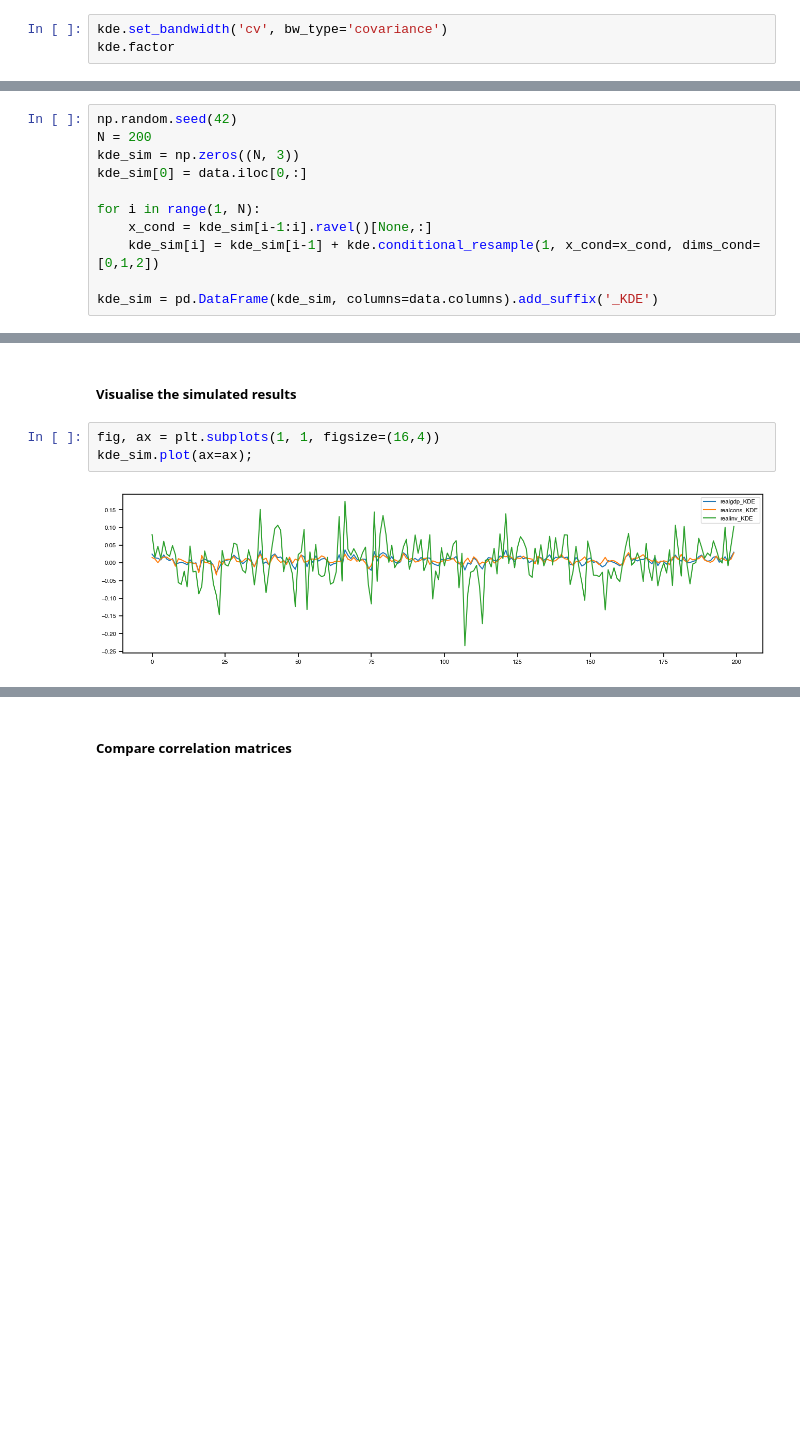
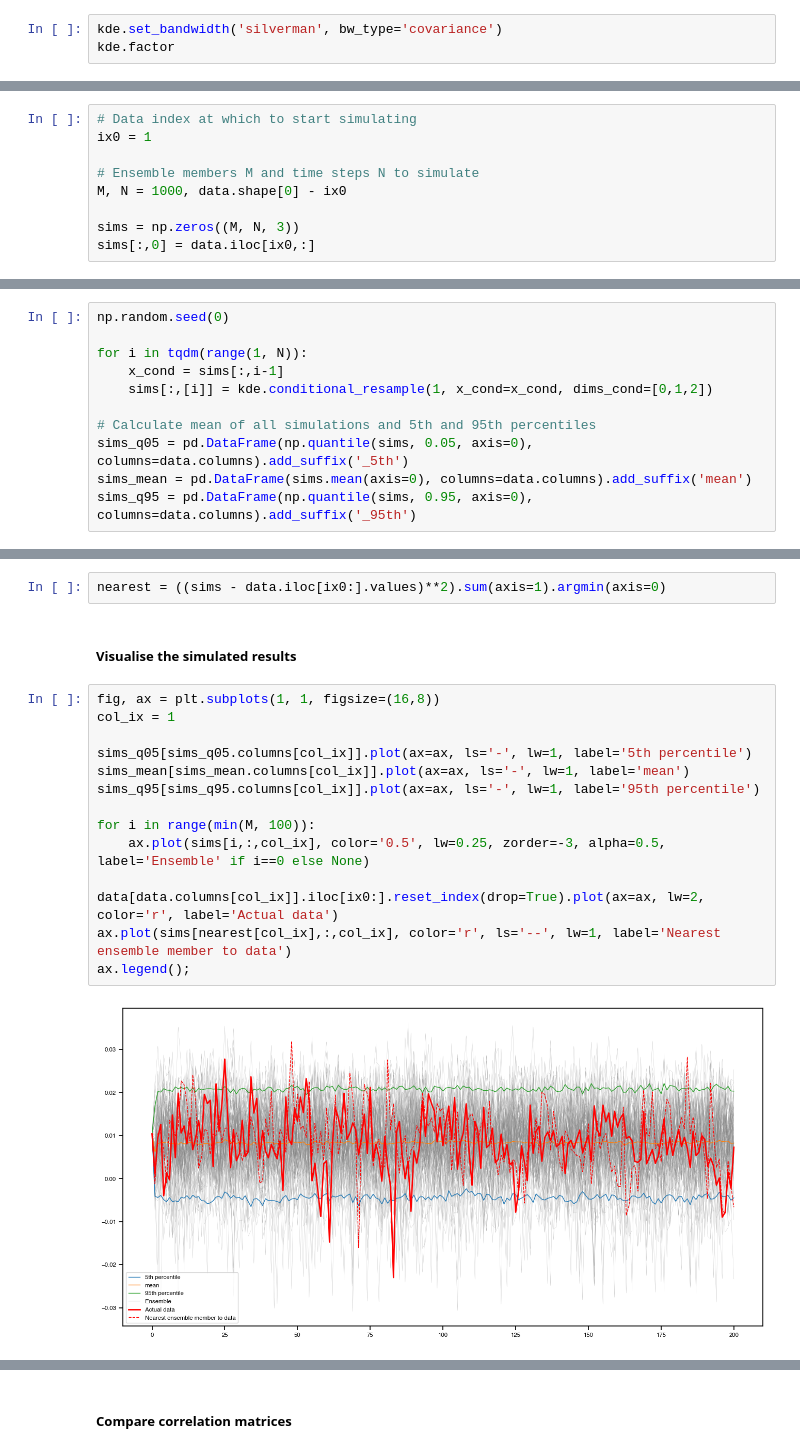
Before and after one commit to MutaharChalmers/kdetools, a Jupyter notebook: docs/KDEs for time series.ipynb, the cells around one changed output, grey strips where cells are left out. Saved outputs shown, nothing was run; the diff lists cells and outputs as text; blank space fills up the shorter version.

Commit message:
Updated time series example

```diff
--- a/docs/KDEs for time series.ipynb
+++ b/docs/KDEs for time series.ipynb
@@ -53,6 +55,6 @@ kde.factor
 # %% [output]
 0.5884104732889696
 # %%
-kde.set_bandwidth('cv', bw_type='covariance')
+kde.set_bandwidth('silverman', bw_type='covariance')
 kde.factor
 # %% [output]
@@ -61,0 +64,9 @@ Define an array to store the results,  populate with the initial value of the tr
+# %%
+# Data index at which to start simulating
+ix0 = 1
+
+# Ensemble members M and time steps N to simulate
+M, N = 1000, data.shape[0] - ix0
+
+sims = np.zeros((M, N, 3))
+sims[:,0] = data.iloc[ix0,:]
@@ -62,11 +75,11 @@ Define an array to store the results,  populate with the initial value of the tr
 # %%
-np.random.seed(42)
-N = 200
-kde_sim = np.zeros((N, 3))
-kde_sim[0] = data.iloc[0,:]
+np.random.seed(0)
 
-for i in range(1, N):
-    x_cond = kde_sim[i-1:i].ravel()[None,:]
-    kde_sim[i] = kde_sim[i-1] + kde.conditional_resample(1, x_cond=x_cond, dims_cond=[0,1,2])
+for i in tqdm(range(1, N)):
+    x_cond = sims[:,i-1]
+    sims[:,[i]] = kde.conditional_resample(1, x_cond=x_cond, dims_cond=[0,1,2])
 
-kde_sim = pd.DataFrame(kde_sim, columns=data.columns).add_suffix('_KDE')
+# Calculate mean of all simulations and 5th and 95th percentiles
+sims_q05 = pd.DataFrame(np.quantile(sims, 0.05, axis=0), columns=data.columns).add_suffix('_5th')
+sims_mean = pd.DataFrame(sims.mean(axis=0), columns=data.columns).add_suffix('mean')
+sims_q95 = pd.DataFrame(np.quantile(sims, 0.95, axis=0), columns=data.columns).add_suffix('_95th')
@@ -73,8 +88,21 @@ kde_sim = pd.DataFrame(kde_sim, columns=data.columns).add_suffix('_KDE')
+# %%
+nearest = ((sims - data.iloc[ix0:].values)**2).sum(axis=1).argmin(axis=0)
 # %% [markdown]
 ##### Visualise the simulated results
 # %%
-fig, ax = plt.subplots(1, 1, figsize=(16,4))
-kde_sim.plot(ax=ax);
+fig, ax = plt.subplots(1, 1, figsize=(16,8))
+col_ix = 1
+
+sims_q05[sims_q05.columns[col_ix]].plot(ax=ax, ls='-', lw=1, label='5th percentile')
+sims_mean[sims_mean.columns[col_ix]].plot(ax=ax, ls='-', lw=1, label='mean')
+sims_q95[sims_q95.columns[col_ix]].plot(ax=ax, ls='-', lw=1, label='95th percentile')
+
+for i in range(min(M, 100)):
+    ax.plot(sims[i,:,col_ix], color='0.5', lw=0.25, zorder=-3, alpha=0.5, label='Ensemble' if i==0 else None)
+
+data[data.columns[col_ix]].iloc[ix0:].reset_index(drop=True).plot(ax=ax, lw=2, color='r', label='Actual data')
+ax.plot(sims[nearest[col_ix],:,col_ix], color='r', ls='--', lw=1, label='Nearest ensemble member to data')
+ax.legend();
 # %% [output]
-[figure, old version]
+[figure, new version]
 # %% [markdown]
```
Also changed, not shown: parts of 17 cells of this notebook.
